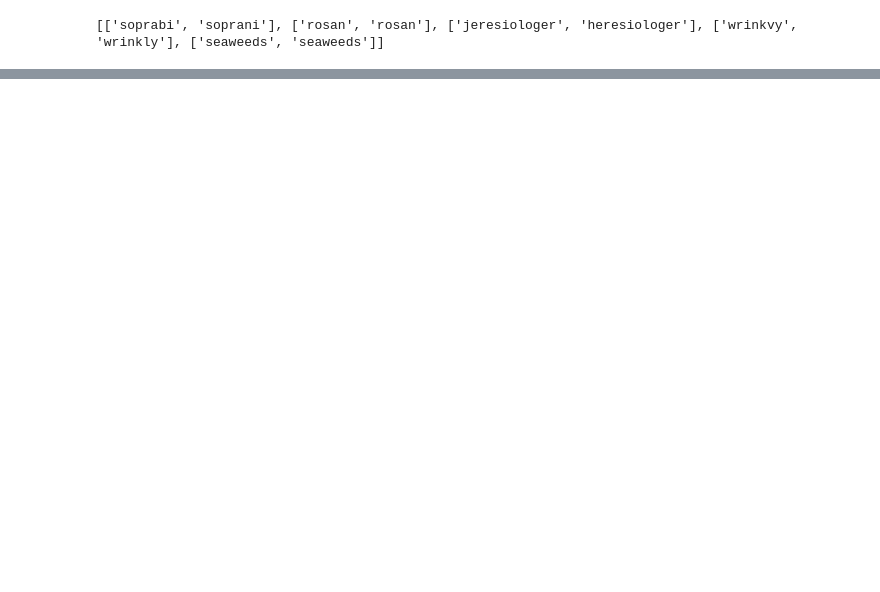
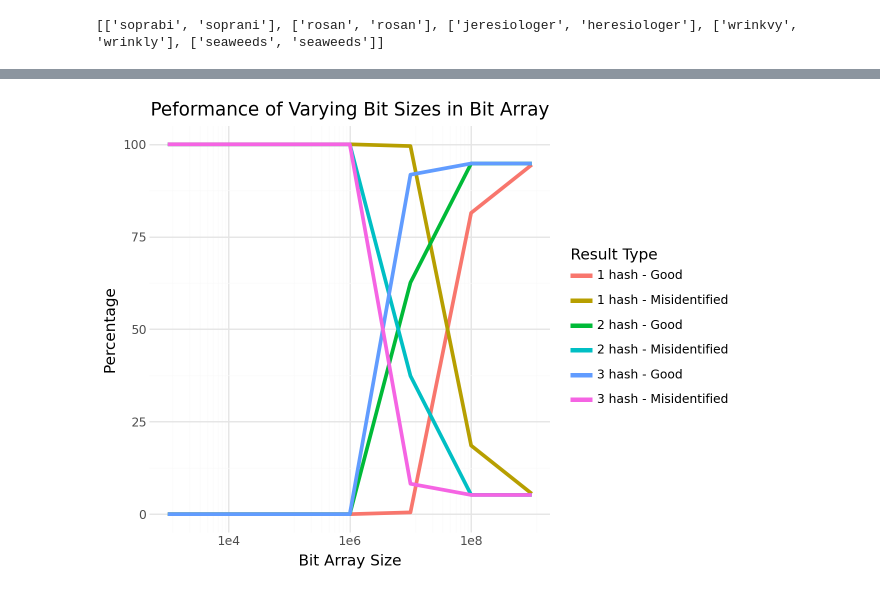
Before and after one commit to gheenc/Computational-Methods, a Jupyter notebook: pset2/pset2 problem1 take 3.ipynb, the cells around one changed output, grey strips where cells are left out. Cells and saved outputs as stored; diff of their text form; code cells hidden in the pictures; blank space fills up the shorter version.

```diff
--- a/pset2/pset2 problem1 take 3.ipynb
+++ b/pset2/pset2 problem1 take 3.ipynb
@@ -99,9 +102,11 @@ len(single_char_changes('cat'))
 #Asked ChatGPT how to compare again the bloom filter and ensure function is doing what i want.
 def spell_check(word, bloom):
     candidates = single_char_changes(word)
+    matches = []
     for candidate in candidates:
         if bloom.check(candidate): #check  if hash function is there
-            print(f"{candidate} is a Match!")
+            matches.append(candidate)
+    return matches
 # %%
 spell_check('bpple', bloom_test)
 # %% [output]
@@ -132,6 +134,10 @@ flower is a Match!
 #call in typos and visualize
 with open('typos.json', 'r') as file2:
     typos = json.load(file2)
+
+for typed_word, correct_word in typos:
+    typed_word.lower().strip()
+    correct_word.lower().strip()
 # %%
 print(typos[:5])
 # %% [output]
@@ -138,0 +344,16 @@ print(typos[:5])
+# %%
+plot_data = []
+
+for (size, num_hashes), data in results.items():
+    plot_data.append({
+        "size": size,
+        "type": f"{num_hashes} hash - Good",
+        "percentage": data["good_pct"]
+    })
+    plot_data.append({
+        "size": size,
+        "type": f"{num_hashes} hash - Misidentified",
+        "percentage": data["misidentified_pct"]
+    })
+
+df_plot = pd.DataFrame(plot_data)
@@ -138,0 +377,19 @@ print(typos[:5])
+# %%
+# from ChatGPT
+p = (
+    ggplot(df_plot, aes(x='size', y='percentage', color='type'))
+    + geom_line(size=1.5)
+    + labs(
+        title="Peformance of Varying Bit Sizes in Bit Array",
+        x="Bit Array Size",
+        y="Percentage",
+        color="Result Type",
+        linetype="Number of Hashes"
+    )
+    + theme_minimal()
+    + scale_x_log10()  # Log scale for better spacing of sizes
+)
+
+p
+# %% [output]
+[figure, added]
```
Also changed, not shown: parts of 21 cells of this notebook, 2 other files.
